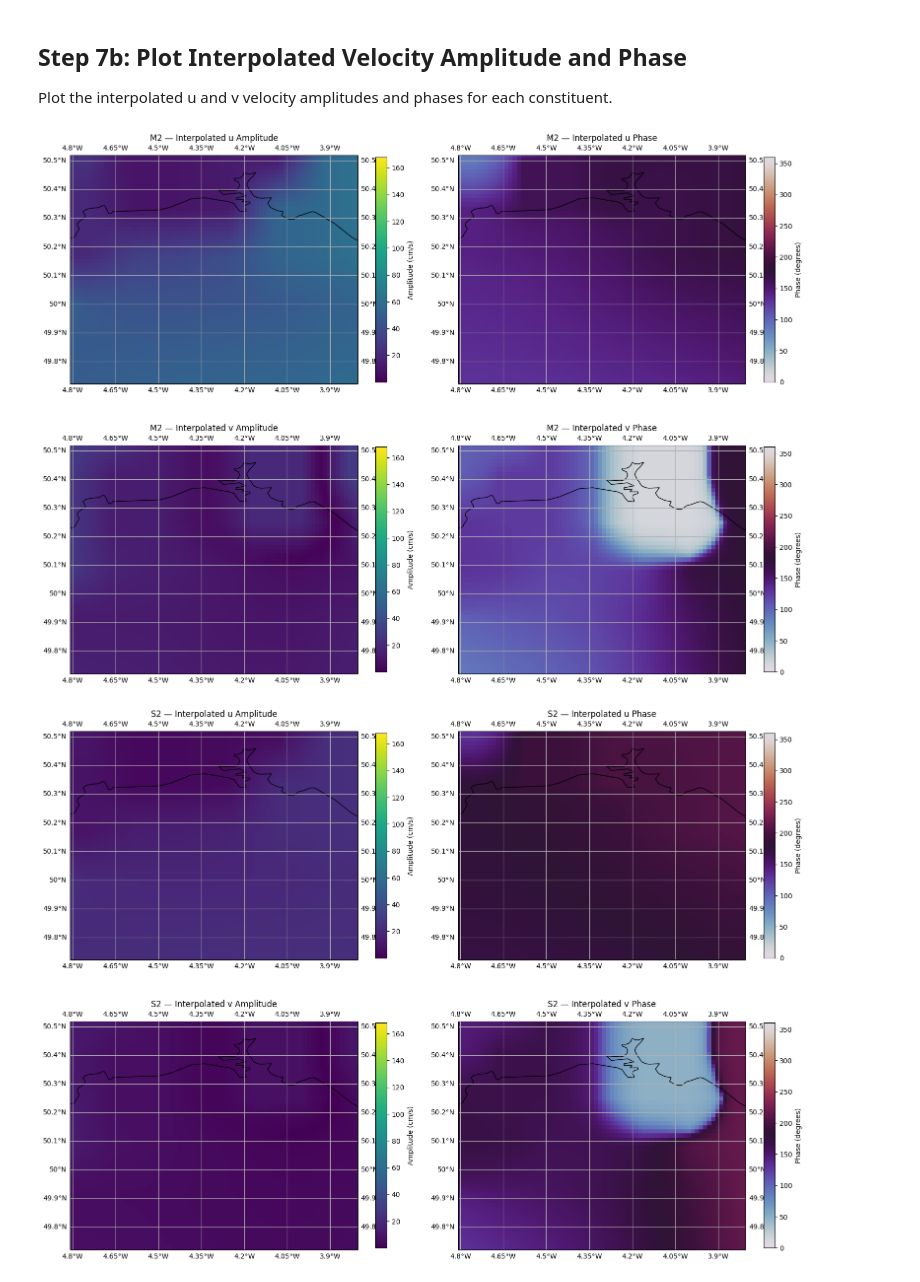
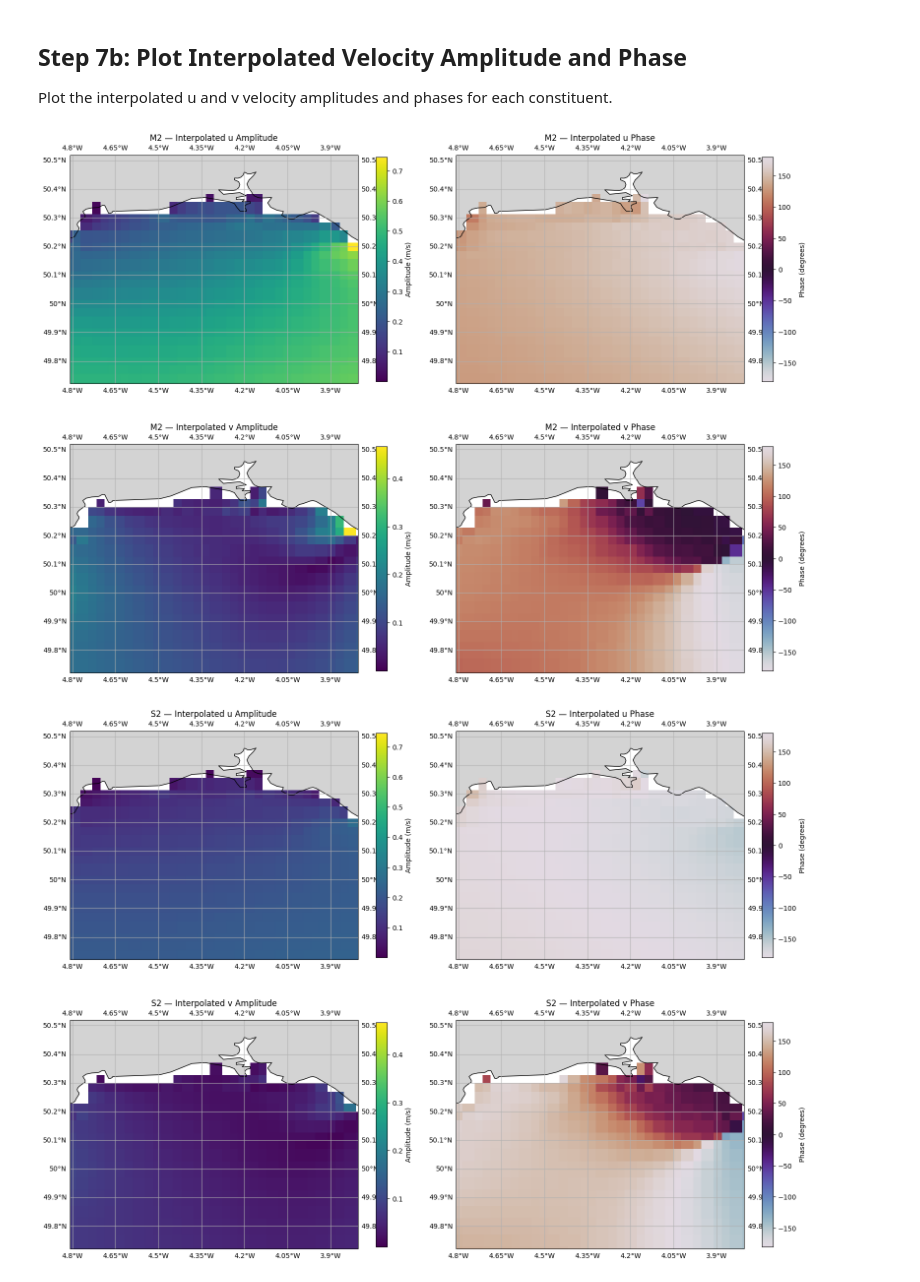
Before and after one commit to pmlmodelling/pyfvcom2, a Jupyter notebook: doc/source/cookbook/interpolate_tpxo_tidal_harmonics.ipynb, the cells around one changed output. Cells and saved outputs as stored; diff of their text form; code cells hidden in the pictures.

```diff
--- a/doc/source/cookbook/interpolate_tpxo_tidal_harmonics.ipynb
+++ b/doc/source/cookbook/interpolate_tpxo_tidal_harmonics.ipynb
@@ -93,6 +93,9 @@ lat_flat = lat_2D.flatten()
 
 print(f'Domain: {grid_lims}')
 print(f'Number of horizontal interpolation points: {lon_flat.size}')
+
+# Create a bounding box for subsetting TPXO global data
+bbox = (grid_lims.lon_min, grid_lims.lon_max, grid_lims.lat_min, grid_lims.lat_max)
 # %% [output]
 Accessing FVCOM metadata from: /users/modellers/jcl/data/pylag_doc/fvcom_tamar_estuary_0001.nc
 Domain: GridLims(lon_min=np.float32(-4.8078494), lon_max=np.float32(-3.804414), lat_min=np.float32(49.72116), lat_max=np.float32(50.519005))
@@ -256,7 +238,7 @@ for c_idx, constituent in enumerate(h_result.constituents):
     # Phase
     pc = axes[1].pcolormesh(lon_2D, lat_2D, phase_2d, cmap='twilight',
                             transform=ccrs.PlateCarree(), shading='auto',
-                            vmin=0, vmax=360)
+                            vmin=-180, vmax=180)
     axes[1].coastlines(resolution='10m')
     axes[1].add_feature(cfeature.LAND, facecolor='lightgrey')
     axes[1].gridlines(draw_labels=True)
@@ -282,27 +263,32 @@ separately.
 
 Note: TPXO9 velocity amplitudes are in cm/s.
 # %%
-# Path to the TPXO9 velocity harmonics file
-tpxo_u_file = pathlib.Path('/data/sthenno1/backup/jcl/data/TPXO/DATA/u_tpxo9.v1.nc')
+# Bathy file
+bathy_file = f'/data/sthenno1/backup/jcl/data/TPXO/DATA/Atlas10v2/grid_tpxo10atlas_v2.nc'
 
-# Read u-component harmonics
-u_reader = TPXOHarmonicsReader(str(tpxo_u_file))
-u_var_names = get_tpxo_harmonics_names('u')
-u_harmonics = u_reader.read_harmonics(constituents, u_var_names)
+# TPXO files
+tpxo_u_files = {}
+for c in constituents:
+    tpxo_u_files[c] = f'/data/sthenno1/backup/jcl/data/TPXO/DATA/Atlas10v2/u_{c.lower()}_tpxo10_atlas_30_v2.nc'
+
+# Read harmonics
+u_reader = TPXOComplexHarmonicsReader(tpxo_u_files)
+u_var_names = get_tpxo_complex_harmonics_names('u')
+u_harmonics = u_reader.read_harmonics(constituents, u_var_names, fill_land=False, bbox=bbox, bbox_margin=0.1, bathy_file=bathy_file)
 
 # Read v-component harmonics
-v_reader = TPXOHarmonicsReader(str(tpxo_u_file))
-v_var_names = get_tpxo_harmonics_names('v')
-v_harmonics = v_reader.read_harmonics(constituents, v_var_names)
+v_reader = TPXOComplexHarmonicsReader(tpxo_u_files)
+v_var_names = get_tpxo_complex_harmonics_names('v')
+v_harmonics = v_reader.read_harmonics(constituents, v_var_names, fill_land=False, bbox=bbox, bbox_margin=0.1, bathy_file=bathy_file)
 
 print(f'u amplitude shape: {np.asarray(u_harmonics.amplitudes).shape}')
 print(f'v amplitude shape: {np.asarray(v_harmonics.amplitudes).shape}')
 
 # Interpolate both components onto the target grid
-u_interpolator = TPXOInterpolator(u_harmonics)
+u_interpolator = TPXOInterpolator(u_harmonics, interp_method='nearest')
 u_result = u_interpolator.interpolate(interp_coords)
 
-v_interpolator = TPXOInterpolator(v_harmonics)
+v_interpolator = TPXOInterpolator(v_harmonics, interp_method='nearest')
 v_result = v_interpolator.interpolate(interp_coords)
 
 print(f'Interpolated u amplitude shape: {u_result.amplitudes.shape}')
@@ -426,53 +399,53 @@ for c_idx, constituent in enumerate(constituents):
     # u amplitude
     pc = axes[0, 0].pcolormesh(lon_2D, lat_2D, u_amp_2d, cmap='viridis',
                                transform=ccrs.PlateCarree(), shading='auto',
-                               vmin=vel_amp_vmin, vmax=vel_amp_vmax)
+                               vmin=u_amp_vmin, vmax=u_amp_vmax)
     axes[0, 0].coastlines(resolution='10m')
     axes[0, 0].add_feature(cfeature.LAND, facecolor='lightgrey')
     axes[0, 0].gridlines(draw_labels=True)
     axes[0, 0].set_extent(extent, crs=ccrs.PlateCarree())
     cbar = plt.colorbar(pc, ax=axes[0, 0], shrink=0.8)
-    cbar.set_label('Amplitude (cm/s)')
+    cbar.set_label('Amplitude (m/s)')
     axes[0, 0].set_title(f'{constituent} — Interpolated u Amplitude')
 
     # u phase
     pc = axes[0, 1].pcolormesh(lon_2D, lat_2D, u_phase_2d, cmap='twilight',
                                transform=ccrs.PlateCarree(), shading='auto',
-                               vmin=0, vmax=360)
+                               vmin=-180, vmax=180)
     axes[0, 1].coastlines(resolution='10m')
     axes[0, 1].add_feature(cfeature.LAND, facecolor='lightgrey')
     axes[0, 1].gridlines(draw_labels=True)
     axes[0, 1].set_extent(extent, crs=ccrs.PlateCarree())
     cbar = plt.colorbar(pc, ax=axes[0, 1], shrink=0.8)
     cbar.set_label('Phase (degrees)')
     axes[0, 1].set_title(f'{constituent} — Interpolated u Phase')
 
     # v amplitude
     pc = axes[1, 0].pcolormesh(lon_2D, lat_2D, v_amp_2d, cmap='viridis',
                                transform=ccrs.PlateCarree(), shading='auto',
-                               vmin=vel_amp_vmin, vmax=vel_amp_vmax)
+                               vmin=v_amp_vmin, vmax=v_amp_vmax)
     axes[1, 0].coastlines(resolution='10m')
     axes[1, 0].add_feature(cfeature.LAND, facecolor='lightgrey')
     axes[1, 0].gridlines(draw_labels=True)
     axes[1, 0].set_extent(extent, crs=ccrs.PlateCarree())
     cbar = plt.colorbar(pc, ax=axes[1, 0], shrink=0.8)
-    cbar.set_label('Amplitude (cm/s)')
+    cbar.set_label('Amplitude (m/s)')
     axes[1, 0].set_title(f'{constituent} — Interpolated v Amplitude')
 
     # v phase
     pc = axes[1, 1].pcolormesh(lon_2D, lat_2D, v_phase_2d, cmap='twilight',
                                transform=ccrs.PlateCarree(), shading='auto',
-                               vmin=0, vmax=360)
+                               vmin=-180, vmax=180)
     axes[1, 1].coastlines(resolution='10m')
     axes[1, 1].add_feature(cfeature.LAND, facecolor='lightgrey')
     axes[1, 1].gridlines(draw_labels=True)
     axes[1, 1].set_extent(extent, crs=ccrs.PlateCarree())
     cbar = plt.colorbar(pc, ax=axes[1, 1], shrink=0.8)
     cbar.set_label('Phase (degrees)')
     axes[1, 1].set_title(f'{constituent} — Interpolated v Phase')
 
     plt.tight_layout()
     plt.show()
 # %% [output]
-[figure, old version]
+[figure, new version]
-[figure, old version]
+[figure, new version]
```
Also changed, not shown: parts of 7 cells of this notebook.
